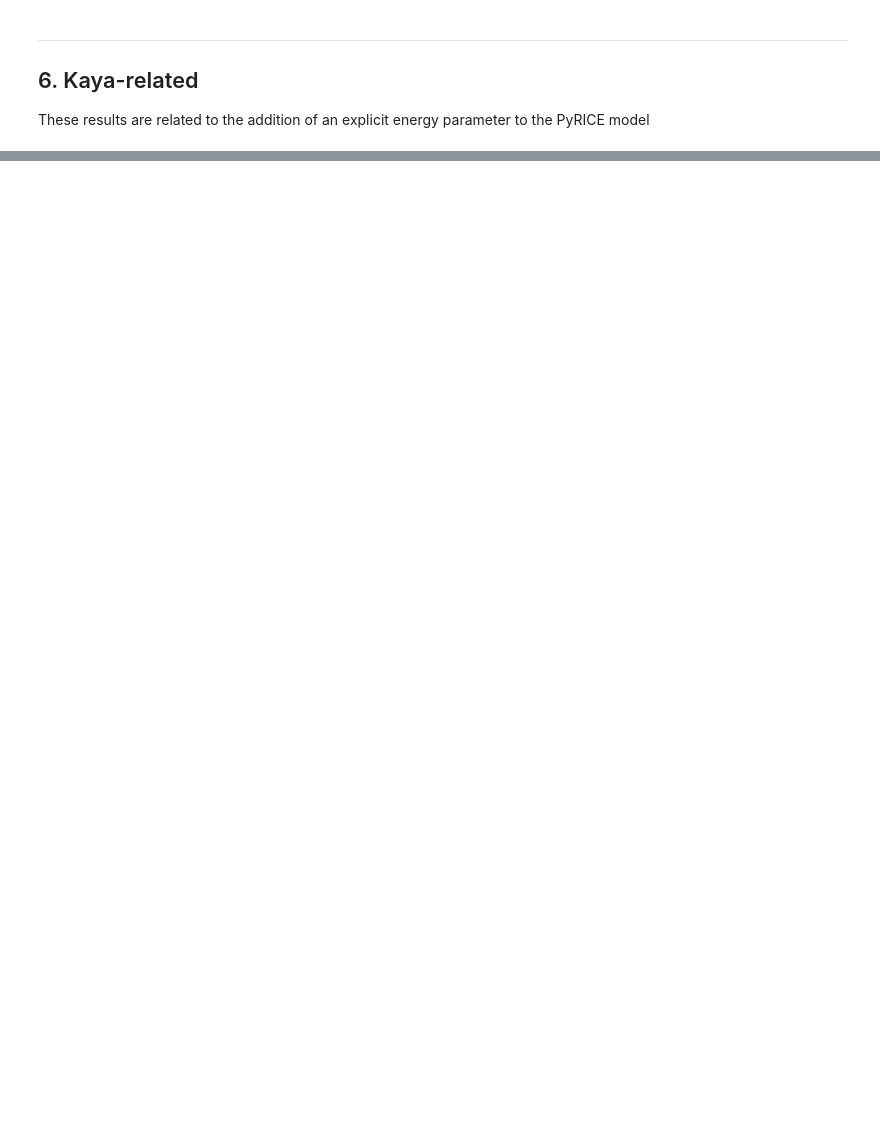
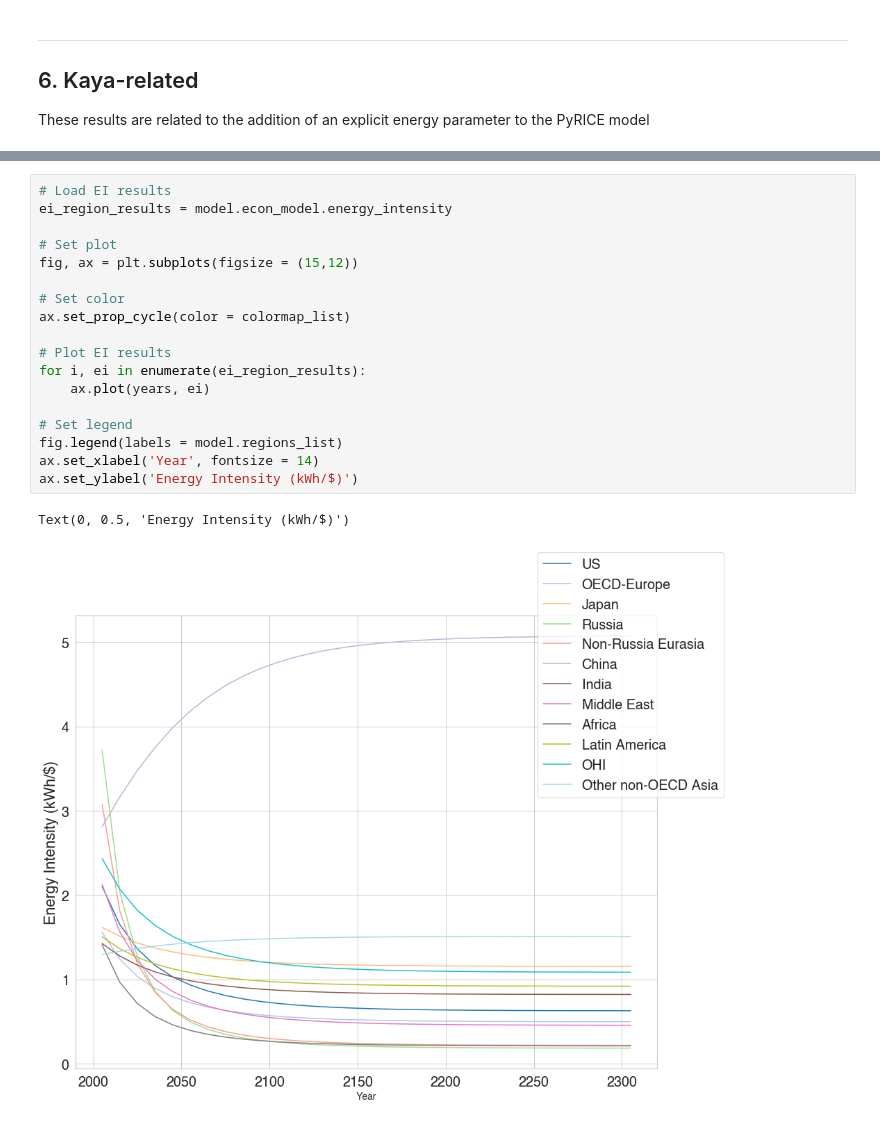
Before and after one commit to maryamalki/PyRICE_2022, a Jupyter notebook: examples/simulation.ipynb, the cells around one changed output, grey strips where cells are left out. Cells and saved outputs as stored; diff of their text form; blank space fills up the shorter version.

```diff
--- a/examples/simulation.ipynb
+++ b/examples/simulation.ipynb
@@ -409,0 +348,21 @@ df_sigma_init
+# %%
+# Load EI results
+ei_region_results = model.econ_model.energy_intensity
+
+# Set plot
+fig, ax = plt.subplots(figsize = (15,12))
+
+# Set color
+ax.set_prop_cycle(color = colormap_list)
+
+# Plot EI results
+for i, ei in enumerate(ei_region_results):
+    ax.plot(years, ei)
+
+# Set legend
+fig.legend(labels = model.regions_list)
+ax.set_xlabel('Year', fontsize = 14)
+ax.set_ylabel('Energy Intensity (kWh/$)')
+# %% [output]
+Text(0, 0.5, 'Energy Intensity (kWh/$)')
+[figure, added]
```
Also changed, not shown: parts of 25 cells of this notebook, 6 other files.
